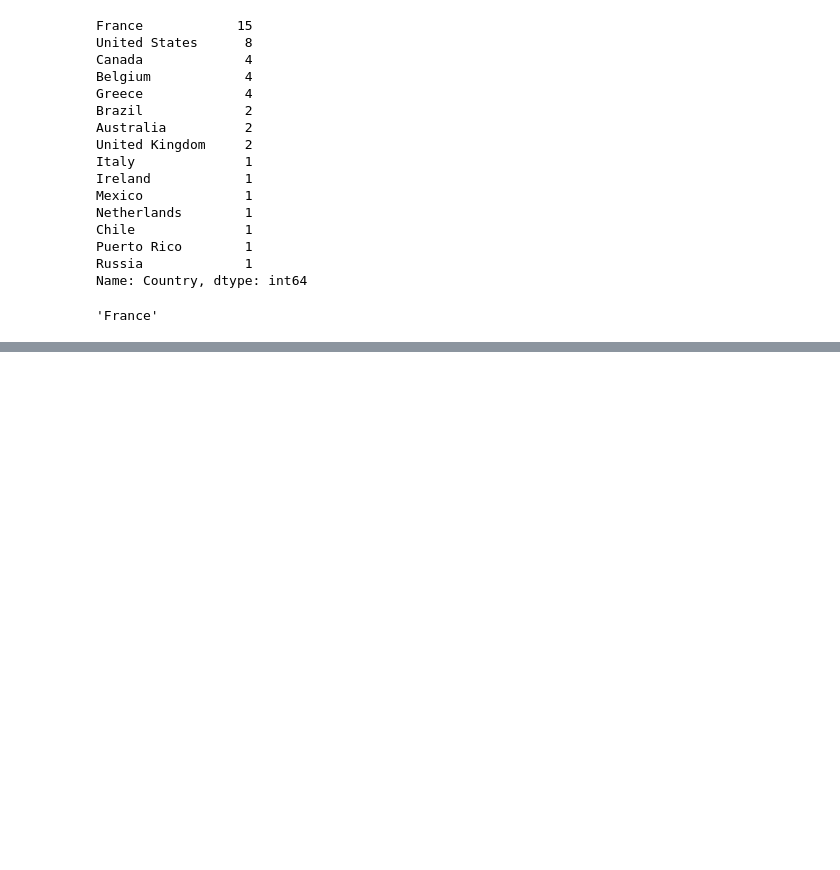
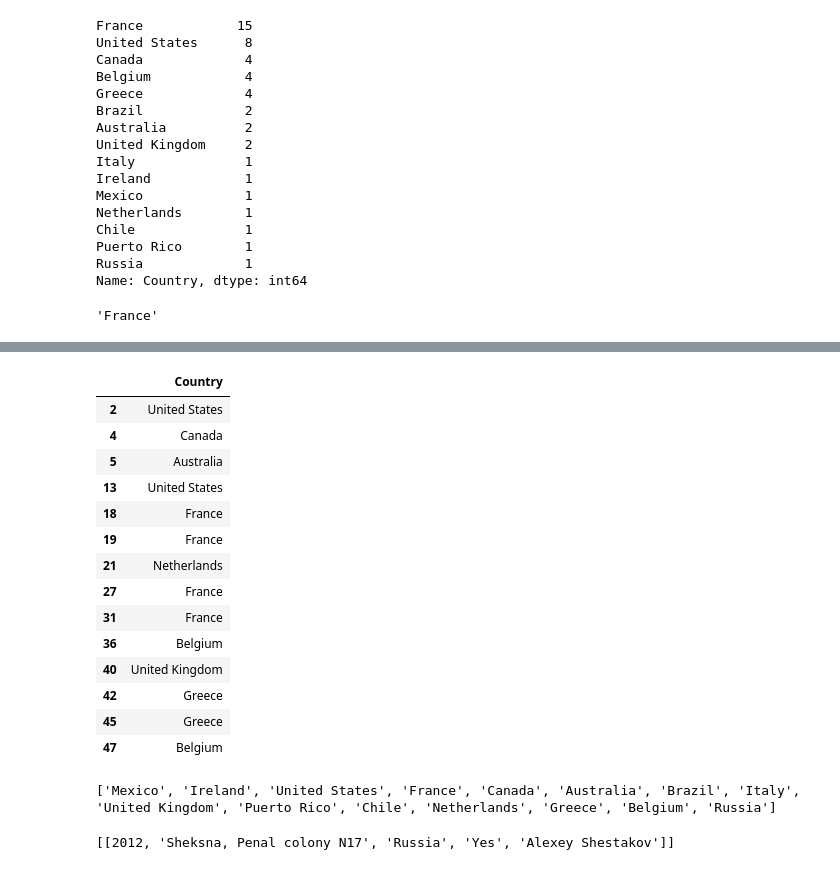
Before and after one commit to DhaarinyShankar/python, a Jupyter notebook: prisonEscapees.ipynb, the cells around one changed output, grey strips where cells are left out. Cells and saved outputs as stored; diff of their text form; code cells hidden in the pictures; blank space fills up the shorter version.

```diff
--- a/prisonEscapees.ipynb
+++ b/prisonEscapees.ipynb
@@ -147,0 +197,35 @@ max_count
+# %%
+#Failed attempt
+details[["Country"]][details["Suceeded"]=="No"]
+# %% [output]
+|  | Country |
+| 2 | United States |
+| 4 | Canada |
+| 5 | Australia |
+| 13 | United States |
+| 18 | France |
+| 19 | France |
+| 21 | Netherlands |
+| 27 | France |
+| 31 | France |
+| 36 | Belgium |
+| 40 | United Kingdom |
+| 42 | Greece |
+| 45 | Greece |
+| 47 | Belgium |
+# %%
+countries=[]
+for i in data:
+    if i[2] not in countries:
+        countries.append(i[2])
+    else:
+        continue
+print(countries)
+# %% [output]
+['Mexico', 'Ireland', 'United States', 'France', 'Canada', 'Australia', 'Brazil', 'Italy', 'United Kingdom', 'Puerto Rico', 'Chile', 'Netherlands', 'Greece', 'Belgium', 'Russia']
+# %%
+for country in countries:
+    country_data = [row for row in data if row[2] == country]
+country_data
+# %% [output]
+[[2012, 'Sheksna, Penal colony N17', 'Russia', 'Yes', 'Alexey Shestakov']]
```
Also changed, not shown: parts of 6 cells of this notebook.
